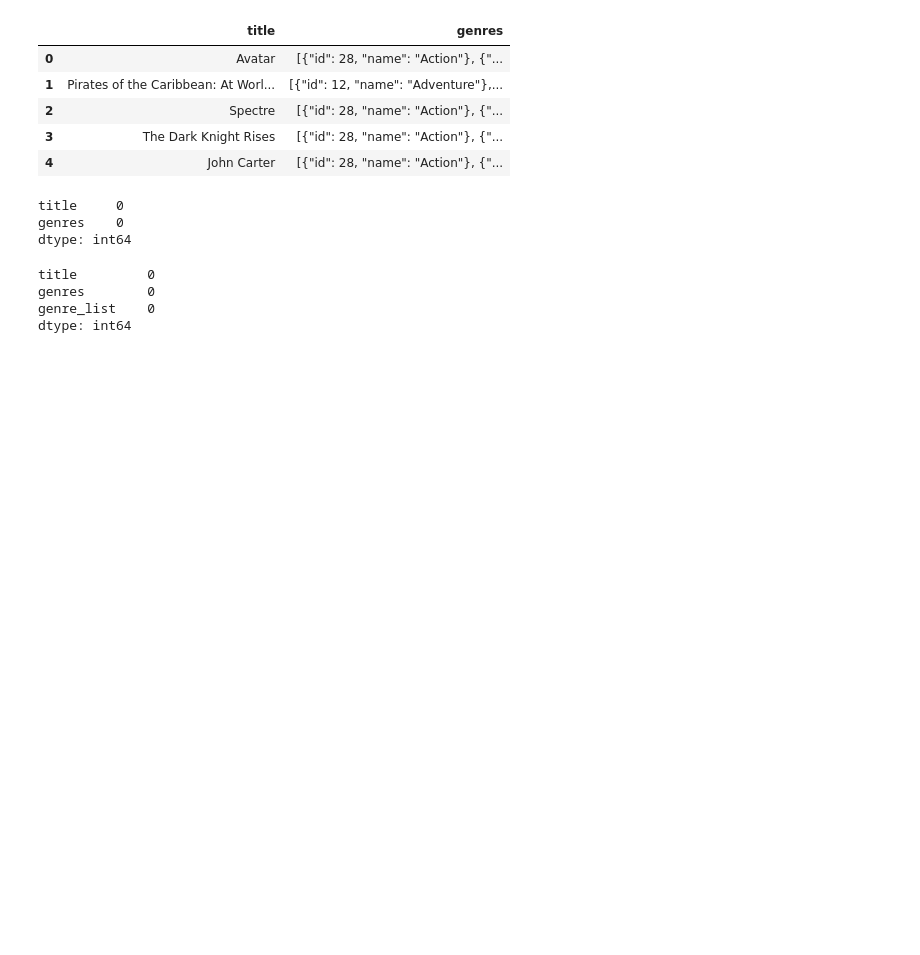
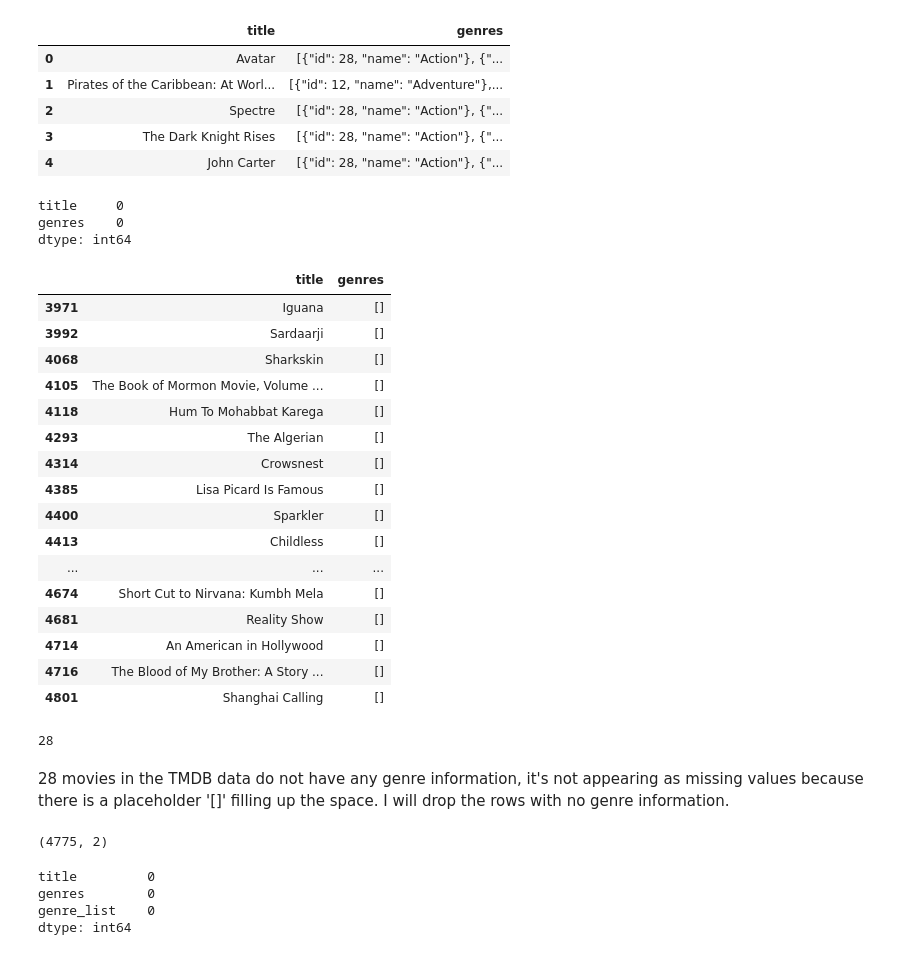
Before and after one commit to BBimie/Movie-Recommender-System, a Jupyter notebook: data/Data Preprocessing.ipynb, the cells around one changed output. Cells and saved outputs as stored; diff of their text form; code cells hidden in the pictures; blank space fills up the shorter version.

Commit message:
updated data cleaning

```diff
--- a/data/Data Preprocessing.ipynb
+++ b/data/Data Preprocessing.ipynb
@@ -46,3 +46,29 @@ df.isnull().sum()
 title     0
 genres    0
 dtype: int64
+# %%
+df[df['genres'] == '[]']
+# %% [output]
+|  | title | genres |
+| 3971 | Iguana | [] |
+| 3992 | Sardaarji | [] |
+| 4068 | Sharkskin | [] |
+| 4105 | The Book of Mormon Movie, Volume ... | [] |
+| 4118 | Hum To Mohabbat Karega | [] |
+| 4293 | The Algerian | [] |
+| 4314 | Crowsnest | [] |
+| 4385 | Lisa Picard Is Famous | [] |
+| 4400 | Sparkler | [] |
+| 4413 | Childless | [] |
+| ... | ... | ... |
+| 4674 | Short Cut to Nirvana: Kumbh Mela | [] |
+| 4681 | Reality Show | [] |
+| 4714 | An American in Hollywood | [] |
+| 4716 | The Blood of My Brother: A Story ... | [] |
+| 4801 | Shanghai Calling | [] |
+# %%
+len(df[df['genres'] == '[]'])
+# %% [output]
+28
+# %% [markdown]
+28 movies in the TMDB data do not have any genre information, it's not appearing as missing values because there is a placeholder '[]' filling up the space. I will drop the rows with no genre information.
@@ -49,3 +78,7 @@ dtype: int64
+# %%
+df.shape
+# %% [output]
+(4775, 2)
 # %%
 def extract_genres():
     """Function to extract genre categories from the list of dictionaries
```
Also changed, not shown: parts of 4 cells of this notebook, 2 other files.
